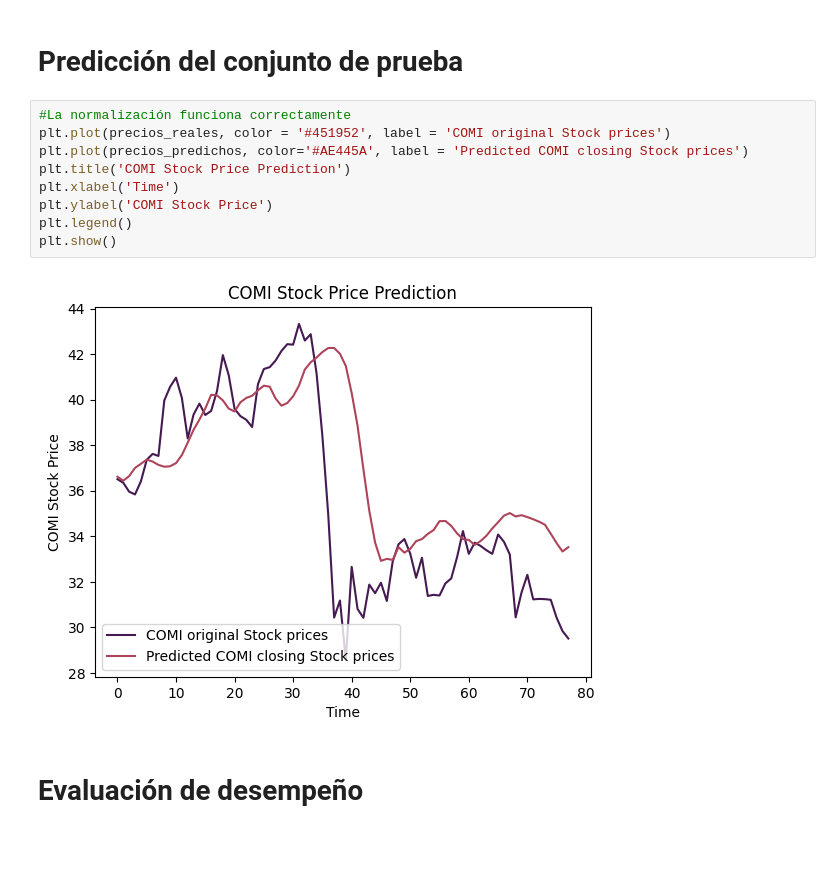
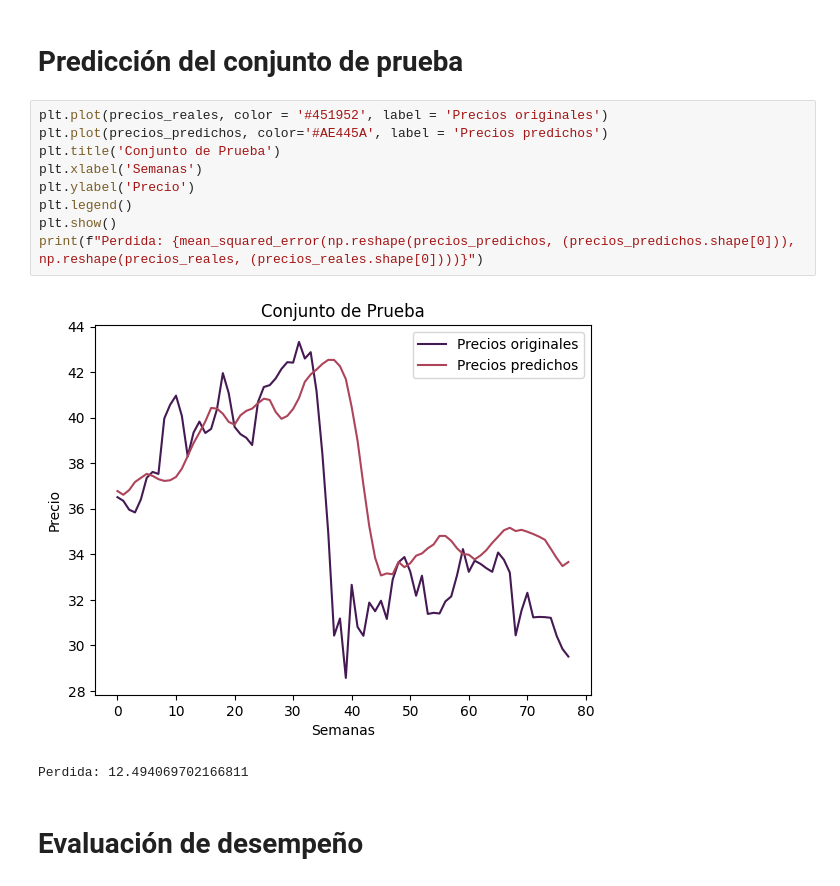
Before and after one commit to MiguelAngelLiera/Stock_Exchange_NN_PP, a Jupyter notebook: LSTM.ipynb, the cells around one changed output. Cells and saved outputs as stored; diff of their text form; blank space fills up the shorter version.

```diff
--- a/LSTM.ipynb
+++ b/LSTM.ipynb
@@ -113,16 +116,17 @@ precios_predichos = m_m_s_prueba.inverse_transform(precios_predichos)
 # %% [markdown]
 # Predicción del conjunto de prueba
 # %%
-#La normalización funciona correctamente
-plt.plot(precios_reales, color = '#451952', label = 'COMI original Stock prices')
-plt.plot(precios_predichos, color='#AE445A', label = 'Predicted COMI closing Stock prices')
-plt.title('COMI Stock Price Prediction')
-plt.xlabel('Time')
-plt.ylabel('COMI Stock Price')
+plt.plot(precios_reales, color = '#451952', label = 'Precios originales')
+plt.plot(precios_predichos, color='#AE445A', label = 'Precios predichos')
+plt.title('Conjunto de Prueba')
+plt.xlabel('Semanas')
+plt.ylabel('Precio')
 plt.legend()
 plt.show()
+print(f"Perdida: {mean_squared_error(np.reshape(precios_predichos, (precios_predichos.shape[0])), np.reshape(precios_reales, (precios_reales.shape[0])))}")
 # %% [output]
-[figure, old version]
+[figure, new version]
+Perdida: 12.494069702166811
 # %% [markdown]
 # Evaluación de desempeño
 # %%
```
Also changed, not shown: parts of 14 cells of this notebook, 55 other files.
